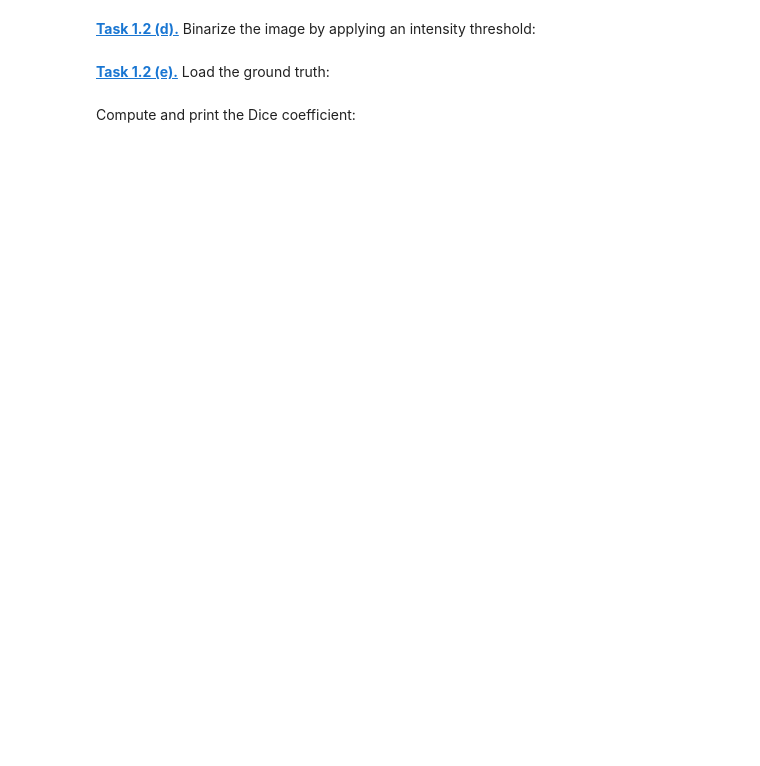
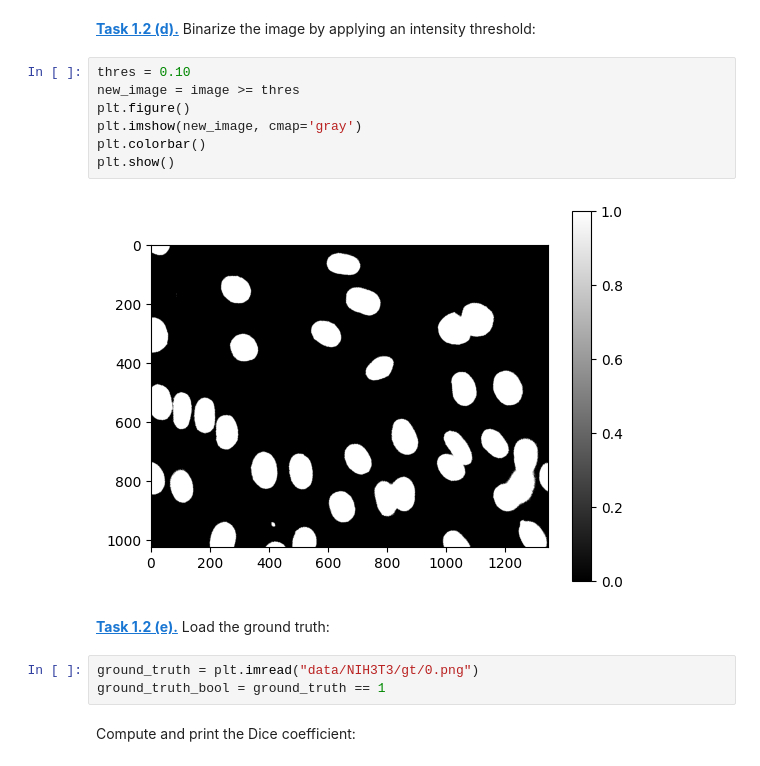
Before and after one commit to k8nsti/mobi-fs5-python, a Jupyter notebook: segm_threshold.ipynb, the cells around one changed output. Drawn from its saved outputs; the diff is of its cells as text; blank space fills up the shorter version.

```diff
--- a/segm_threshold.ipynb
+++ b/segm_threshold.ipynb
@@ -33,6 +19,18 @@ TypeError: imshow() missing 1 required positional argument: 'X'
 # %% [markdown]
 **[Task 1.2 (d).]()** Binarize the image by applying an intensity threshold:
+# %%
+thres = 0.10
+new_image = image >= thres
+plt.figure()
+plt.imshow(new_image, cmap='gray')
+plt.colorbar()
+plt.show()
+# %% [output]
+[figure, added]
 # %% [markdown]
 **[Task 1.2 (e).]()** Load the ground truth:
+# %%
+ground_truth = plt.imread("data/NIH3T3/gt/0.png")
+ground_truth_bool = ground_truth == 1
 # %% [markdown]
 Compute and print the Dice coefficient:
```
Also changed, not shown: parts of 3 cells of this notebook, 1 other file.
